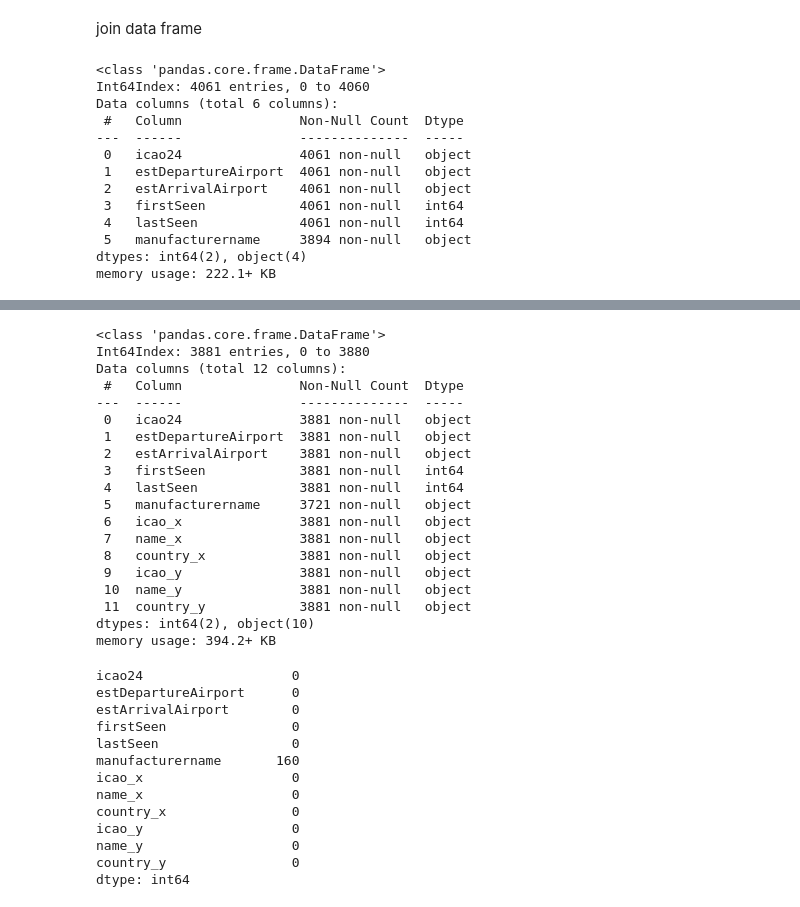
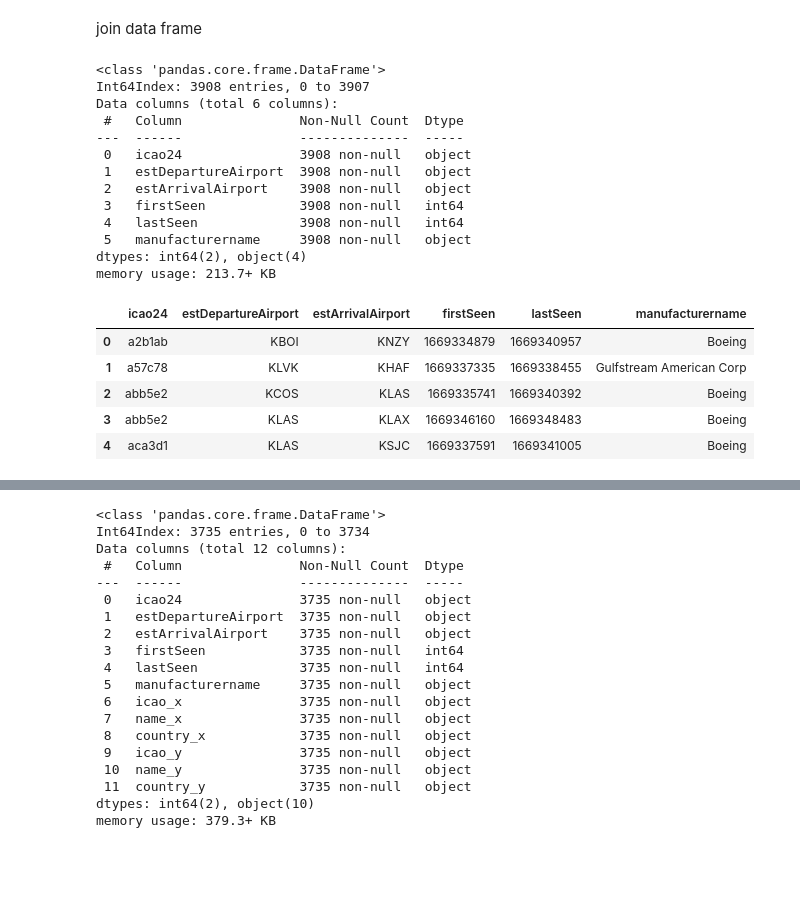
Before and after one commit to adityar22/rekdat-flight_daa, a Jupyter notebook: flightData.ipynb, the cells around one changed output, grey strips where cells are left out. Saved outputs shown, nothing was run; the diff lists cells and outputs as text; code cells hidden in the pictures; blank space fills up the shorter version.

```diff
--- a/flightData.ipynb
+++ b/flightData.ipynb
@@ -64,7 +65,7 @@ notes                  469737
 categoryDescription    350216
 dtype: int64
 # %%
-dt_aircrafts = dt_aircrafts.dropna(subset = ["model"])
+dt_aircrafts = dt_aircrafts.dropna(subset = ["manufacturername"])
 # %% [markdown]
 import airports csv
 # %%
@@ -211,18 +221,27 @@ df_merge1 = pd.merge(dfFlight, dfAircraft, left_on='icao24', right_on='icao24')
 df_merge1.info()
 # %% [output]
 <class 'pandas.core.frame.DataFrame'>
-Int64Index: 4061 entries, 0 to 4060
+Int64Index: 3908 entries, 0 to 3907
 Data columns (total 6 columns):
  #   Column               Non-Null Count  Dtype
 ---  ------               --------------  -----
- 0   icao24               4061 non-null   object
- 1   estDepartureAirport  4061 non-null   object
- 2   estArrivalAirport    4061 non-null   object
- 3   firstSeen            4061 non-null   int64
- 4   lastSeen             4061 non-null   int64
- 5   manufacturername     3894 non-null   object
+ 0   icao24               3908 non-null   object
+ 1   estDepartureAirport  3908 non-null   object
+ 2   estArrivalAirport    3908 non-null   object
+ 3   firstSeen            3908 non-null   int64
+ 4   lastSeen             3908 non-null   int64
+ 5   manufacturername     3908 non-null   object
 dtypes: int64(2), object(4)
-memory usage: 222.1+ KB
+memory usage: 213.7+ KB
+# %%
+df_merge1.head()
+# %% [output]
+|  | icao24 | estDepartureAirport | estArrivalAirport | firstSeen | lastSeen | manufacturername |
+| 0 | a2b1ab | KBOI | KNZY | 1669334879 | 1669340957 | Boeing |
+| 1 | a57c78 | KLVK | KHAF | 1669337335 | 1669338455 | Gulfstream American Corp |
+| 2 | abb5e2 | KCOS | KLAS | 1669335741 | 1669340392 | Boeing |
+| 3 | abb5e2 | KLAS | KLAX | 1669346160 | 1669348483 | Boeing |
+| 4 | aca3d1 | KLAS | KSJC | 1669337591 | 1669341005 | Boeing |
 # %%
 df_merge2 = pd.merge(df_merge1, dfAirport, left_on='estDepartureAirport', right_on='icao')
 # %%
@@ -240,37 +259,21 @@ df_merge3.head()
 df_merge3.info()
 # %% [output]
 <class 'pandas.core.frame.DataFrame'>
-Int64Index: 3881 entries, 0 to 3880
+Int64Index: 3735 entries, 0 to 3734
 Data columns (total 12 columns):
  #   Column               Non-Null Count  Dtype
 ---  ------               --------------  -----
- 0   icao24               3881 non-null   object
- 1   estDepartureAirport  3881 non-null   object
- 2   estArrivalAirport    3881 non-null   object
- 3   firstSeen            3881 non-null   int64
- 4   lastSeen             3881 non-null   int64
- 5   manufacturername     3721 non-null   object
- 6   icao_x               3881 non-null   object
- 7   name_x               3881 non-null   object
- 8   country_x            3881 non-null   object
- 9   icao_y               3881 non-null   object
- 10  name_y               3881 non-null   object
- 11  country_y            3881 non-null   object
+ 0   icao24               3735 non-null   object
+ 1   estDepartureAirport  3735 non-null   object
+ 2   estArrivalAirport    3735 non-null   object
+ 3   firstSeen            3735 non-null   int64
+ 4   lastSeen             3735 non-null   int64
+ 5   manufacturername     3735 non-null   object
+ 6   icao_x               3735 non-null   object
+ 7   name_x               3735 non-null   object
+ 8   country_x            3735 non-null   object
+ 9   icao_y               3735 non-null   object
+ 10  name_y               3735 non-null   object
+ 11  country_y            3735 non-null   object
 dtypes: int64(2), object(10)
-memory usage: 394.2+ KB
+memory usage: 379.3+ KB
-# %%
-df_merge3.isnull().sum()
-# %% [output]
-icao24                   0
-estDepartureAirport      0
-estArrivalAirport        0
-firstSeen                0
-lastSeen                 0
-manufacturername       160
-icao_x                   0
-name_x                   0
-country_x                0
-icao_y                   0
-name_y                   0
-country_y                0
-dtype: int64
```
Also changed, not shown: parts of 49 cells of this notebook.
